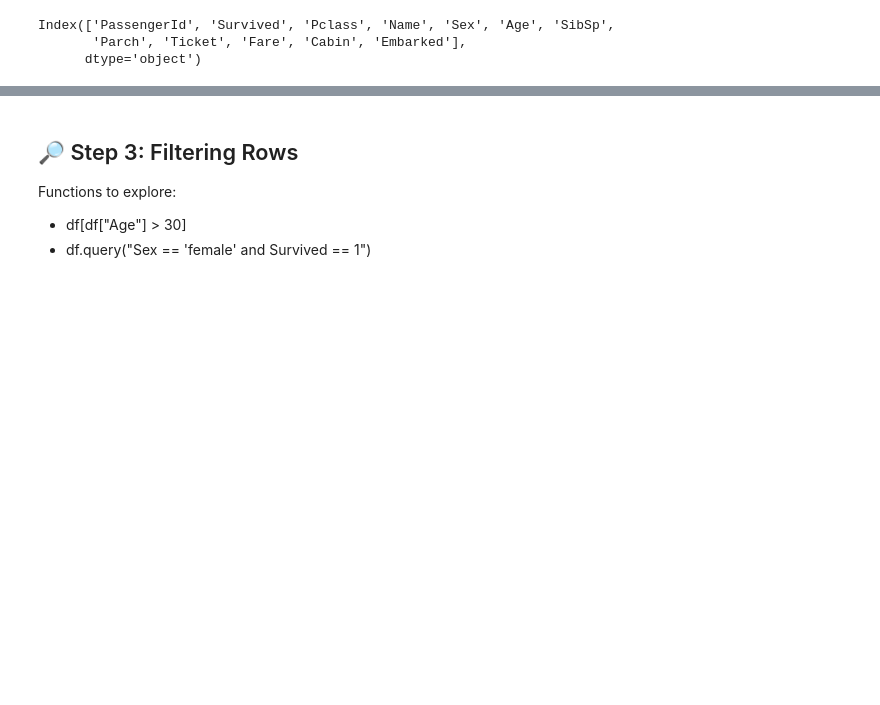
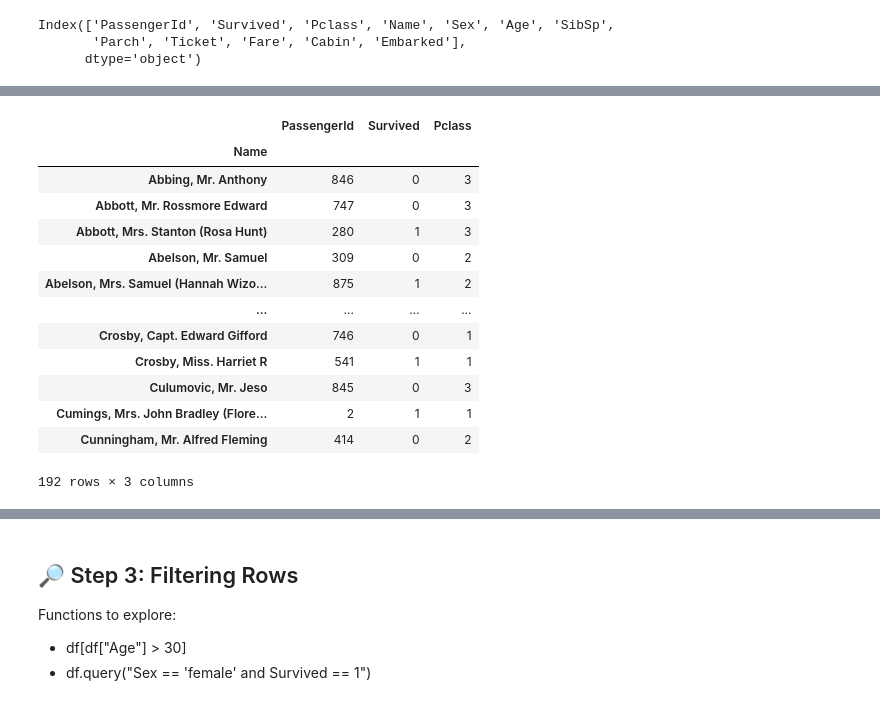
Before and after one commit to franpelirrojo/api_exploration_titanic, a Jupyter notebook: Titanic_Pandas_Practice_Notebook.ipynb, the cells around one changed output, grey strips where cells are left out. Cells and saved outputs as stored; diff of their text form; code cells hidden in the pictures; blank space fills up the shorter version.

```diff
--- a/Titanic_Pandas_Practice_Notebook.ipynb
+++ b/Titanic_Pandas_Practice_Notebook.ipynb
@@ -149,0 +310,21 @@ df[["Sex", "Age", "Survived"]].head()
+# %%
+#Muy útil para seleccionar largas listas de nombres.
+#Aquí extraemos los apellidos de la A a la C.
+#Importante destacar que se la indexación parcial excluye el ultimo indice:
+#los apellidos empezados por D no aparecen.
+df.set_index('Name').sort_index().loc["A":"D", "PassengerId":"Pclass"]
+# %% [output]
+|  | PassengerId | Survived | Pclass |
+| Name |  |  |  |
+| Abbing, Mr. Anthony | 846 | 0 | 3 |
+| Abbott, Mr. Rossmore Edward | 747 | 0 | 3 |
+| Abbott, Mrs. Stanton (Rosa Hunt) | 280 | 1 | 3 |
+| Abelson, Mr. Samuel | 309 | 0 | 2 |
+| Abelson, Mrs. Samuel (Hannah Wizo... | 875 | 1 | 2 |
+| ... | ... | ... | ... |
+| Crosby, Capt. Edward Gifford | 746 | 0 | 1 |
+| Crosby, Miss. Harriet R | 541 | 1 | 1 |
+| Culumovic, Mr. Jeso | 845 | 0 | 3 |
+| Cumings, Mrs. John Bradley (Flore... | 2 | 1 | 1 |
+| Cunningham, Mr. Alfred Fleming | 414 | 0 | 2 |
+192 rows × 3 columns
```
Also changed, not shown: parts of 36 cells of this notebook.
